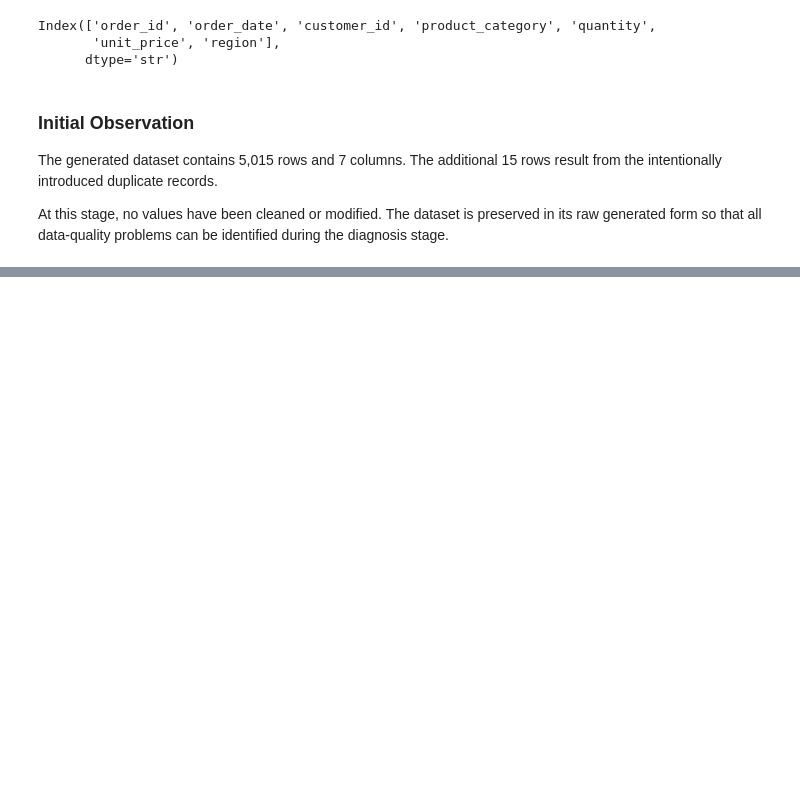
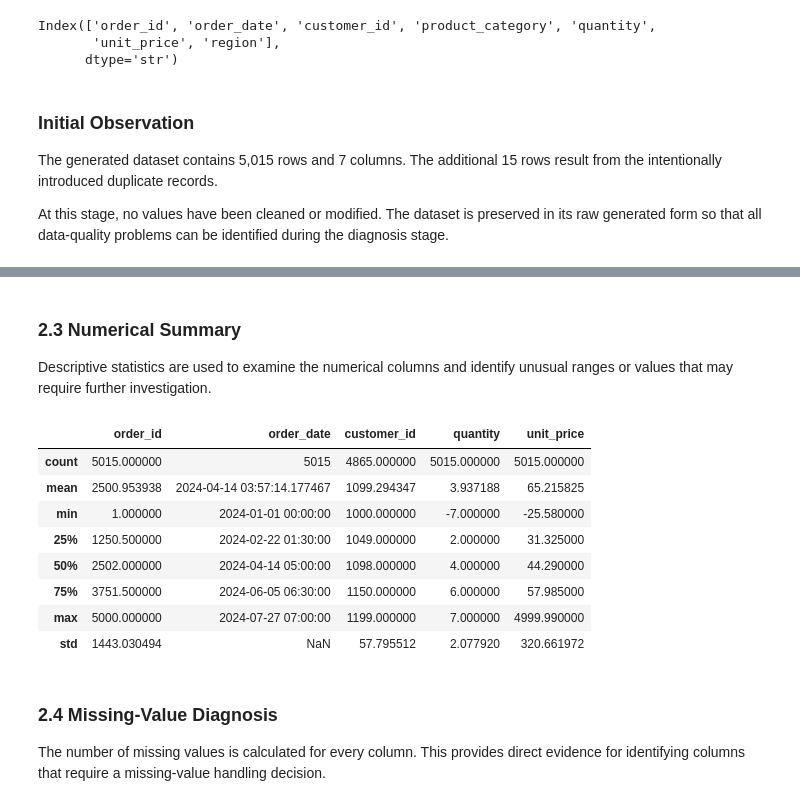
Before and after one commit to Muhammad-Subhan456/ArhamSoft_Internee_Updates, a Jupyter notebook: week5_20th_august_2026_Thursday/week5_thursday_eda.ipynb, the cells around one changed output, grey strips where cells are left out. Cells and saved outputs as stored; diff of their text form; code cells hidden in the pictures; blank space fills up the shorter version.

```diff
--- a/week5_20th_august_2026_Thursday/week5_thursday_eda.ipynb
+++ b/week5_20th_august_2026_Thursday/week5_thursday_eda.ipynb
@@ -90,0 +133,20 @@ assert orders.shape == (5015, 7)
+# %% [markdown]
+### 2.3 Numerical Summary
+
+Descriptive statistics are used to examine the numerical columns and identify unusual ranges or values that may require further investigation.
+# %%
+orders.describe()
+# %% [output]
+|  | order_id | order_date | customer_id | quantity | unit_price |
+| count | 5015.000000 | 5015 | 4865.000000 | 5015.000000 | 5015.000000 |
+| mean | 2500.953938 | 2024-04-14 03:57:14.177467 | 1099.294347 | 3.937188 | 65.215825 |
+| min | 1.000000 | 2024-01-01 00:00:00 | 1000.000000 | -7.000000 | -25.580000 |
+| 25% | 1250.500000 | 2024-02-22 01:30:00 | 1049.000000 | 2.000000 | 31.325000 |
+| 50% | 2502.000000 | 2024-04-14 05:00:00 | 1098.000000 | 4.000000 | 44.290000 |
+| 75% | 3751.500000 | 2024-06-05 06:30:00 | 1150.000000 | 6.000000 | 57.985000 |
+| max | 5000.000000 | 2024-07-27 07:00:00 | 1199.000000 | 7.000000 | 4999.990000 |
+| std | 1443.030494 | NaN | 57.795512 | 2.077920 | 320.661972 |
+# %% [markdown]
+### 2.4 Missing-Value Diagnosis
+
+The number of missing values is calculated for every column. This provides direct evidence for identifying columns that require a missing-value handling decision.
```
Also changed, not shown: parts of 27 cells of this notebook.
